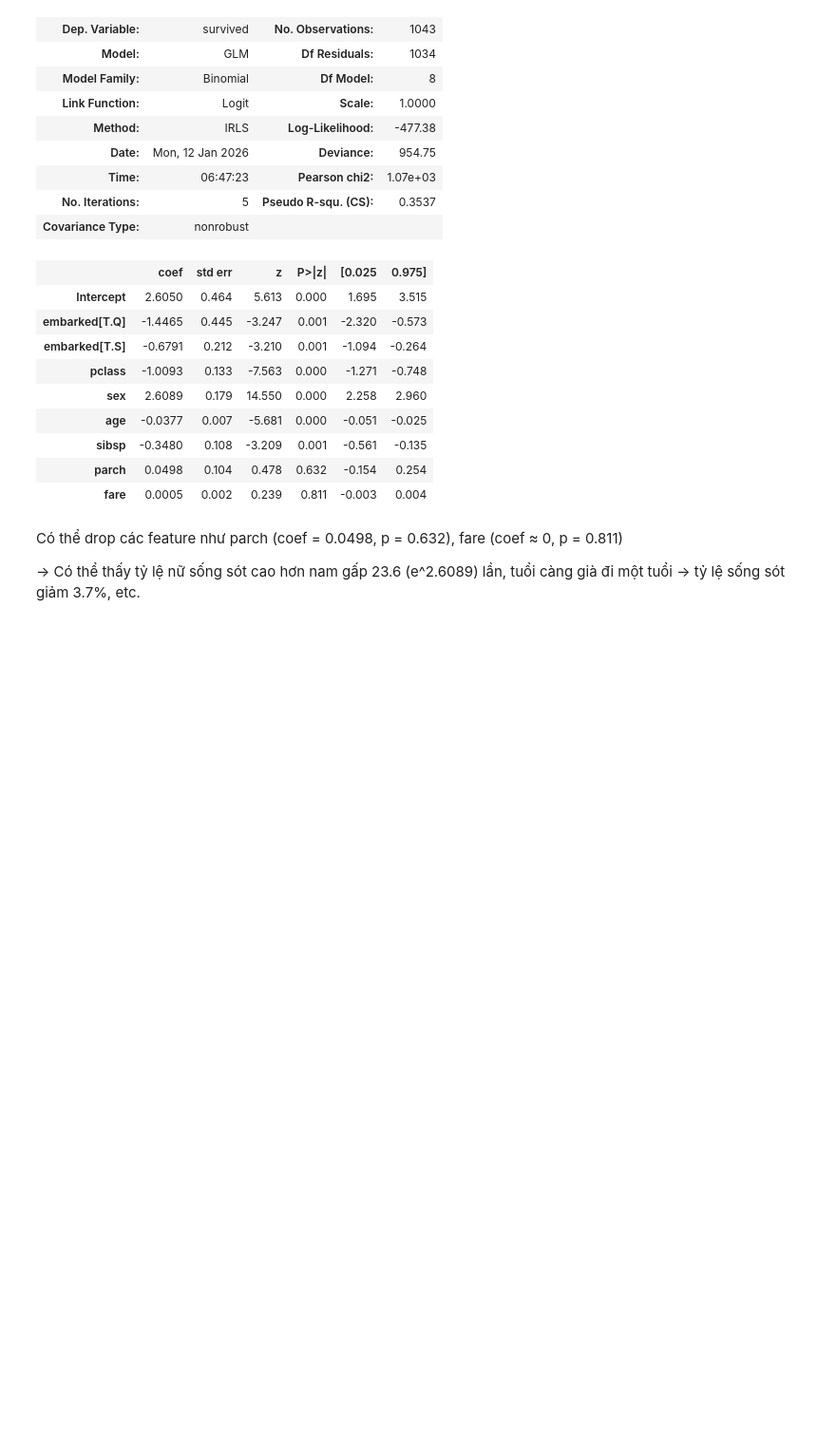
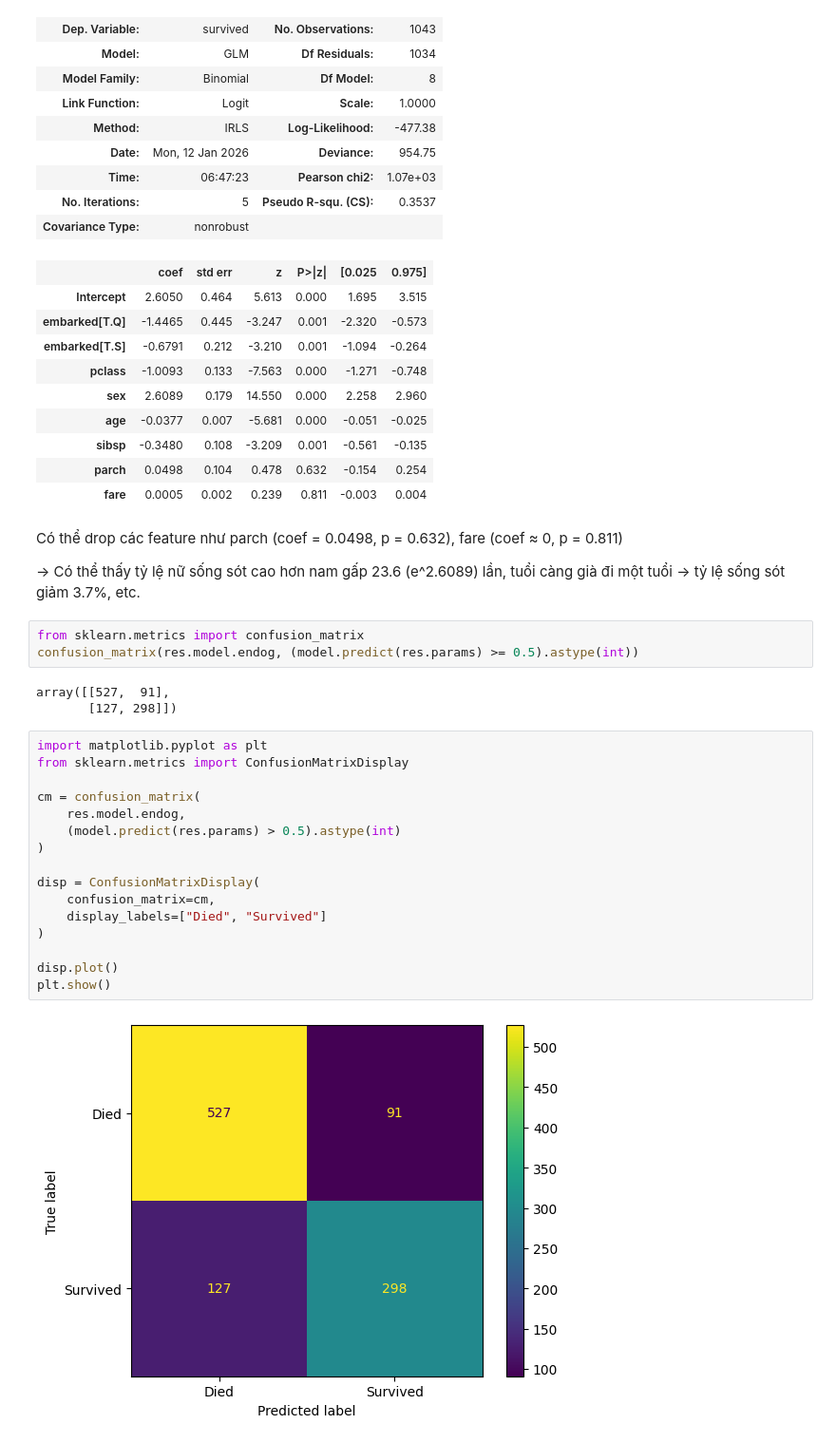
Before and after one commit to ImLTK/SP26_DAP391m, a Jupyter notebook: Lab_02_Ex_2.ipynb, the cells around one changed output. Shown at 95% size. Cells and saved outputs as stored; diff of their text form; blank space fills up the shorter version.

```diff
--- a/Lab_02_Ex_2.ipynb
+++ b/Lab_02_Ex_2.ipynb
@@ -149,3 +149,27 @@ Generalized Linear Model Regression Results
 Có thể drop các feature như parch (coef = 0.0498, p = 0.632), fare (coef ≈ 0, p = 0.811)
 
 -> Có thể thấy tỷ lệ nữ sống sót cao hơn nam gấp 23.6 (e^2.6089) lần, tuổi càng già đi một tuổi -> tỷ lệ sống sót giảm 3.7%, etc.
+# %%
+from sklearn.metrics import confusion_matrix
+confusion_matrix(res.model.endog, (model.predict(res.params) >= 0.5).astype(int))
+# %% [output]
+array([[527,  91],
+       [127, 298]])
+# %%
+import matplotlib.pyplot as plt
+from sklearn.metrics import ConfusionMatrixDisplay
+
+cm = confusion_matrix(
+    res.model.endog,
+    (model.predict(res.params) > 0.5).astype(int)
+)
+
+disp = ConfusionMatrixDisplay(
+    confusion_matrix=cm,
+    display_labels=["Died", "Survived"]
+)
+
+disp.plot()
+plt.show()
+# %% [output]
+[figure, added]
```
